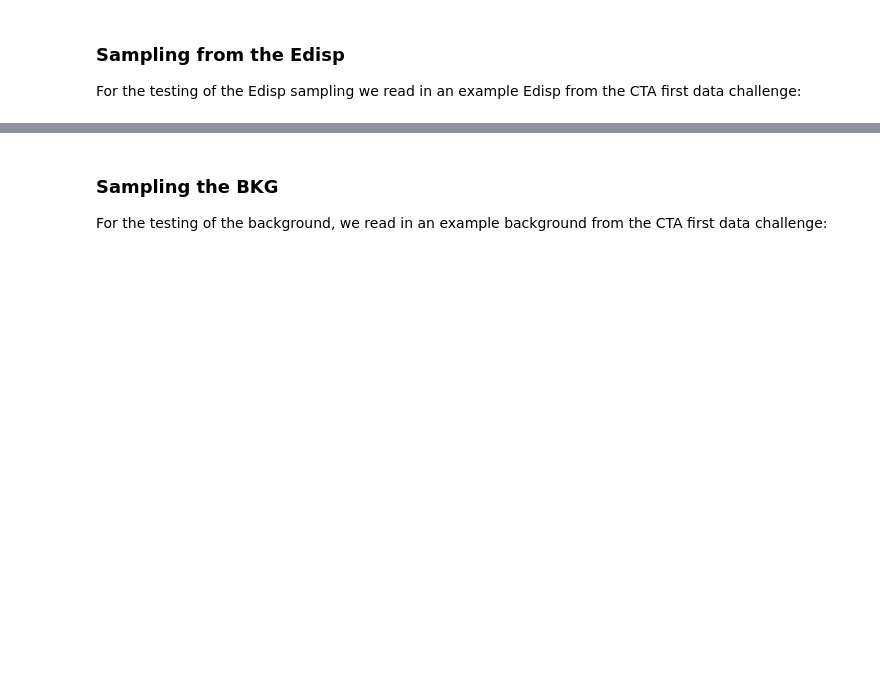
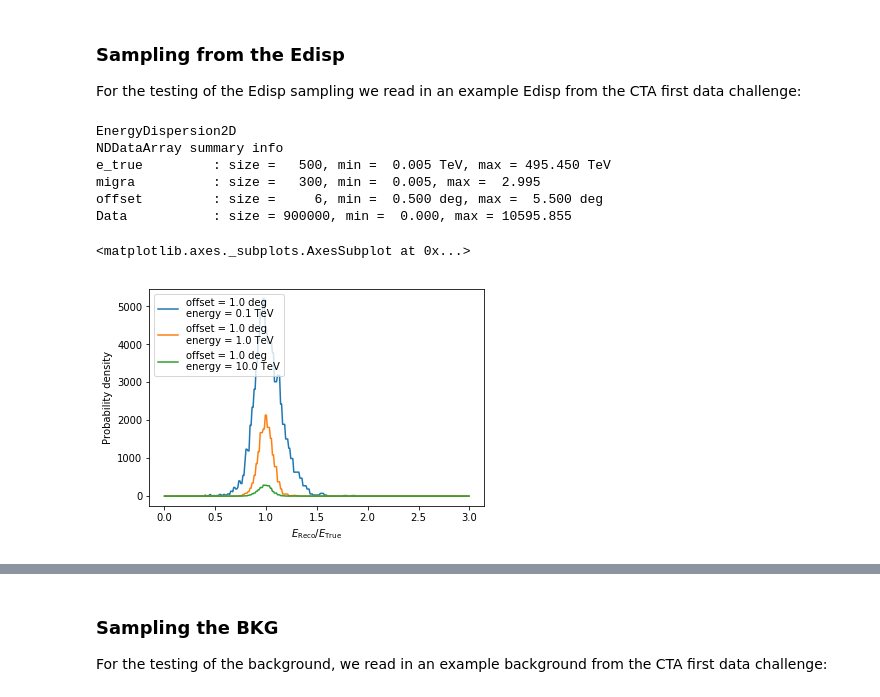
Before and after one commit to fabiopintore/notebooks-public, a Jupyter notebook: gammapy-event-sampling/prototype.ipynb, the cells around one changed output, grey strips where cells are left out. Saved outputs shown, nothing was run; the diff lists cells and outputs as text; code cells hidden in the pictures; blank space fills up the shorter version.

```diff
--- a/gammapy-event-sampling/prototype.ipynb
+++ b/gammapy-event-sampling/prototype.ipynb
@@ -404,0 +501,20 @@ edisp2D = EnergyDispersion2D.read(filename=filename, hdu="ENERGY DISPERSION")
+# %%
+edisp2D = EnergyDispersion2D.read(filename=filename, hdu="ENERGY DISPERSION")
+print(edisp2D)
+migra_axis = MapAxis.from_bounds(0, 3, nbin=30, name="migra")
+
+geom = WcsGeom.create(
+    skydir=(0, 0), binsz=0.02, width=(5, 5), coordsys="GAL", axes=[migra_axis,energy_axis]
+)
+# %% [output]
+EnergyDispersion2D
+NDDataArray summary info
+e_true         : size =   500, min =  0.005 TeV, max = 495.450 TeV
+migra          : size =   300, min =  0.005, max =  2.995
+offset         : size =     6, min =  0.500 deg, max =  5.500 deg
+Data           : size = 900000, min =  0.000, max = 10595.855
+# %%
+edisp2D.plot_migration()
+# %% [output]
+<matplotlib.axes._subplots.AxesSubplot at 0x...>
+[figure, added]
```
Also changed, not shown: parts of 65 cells of this notebook.
